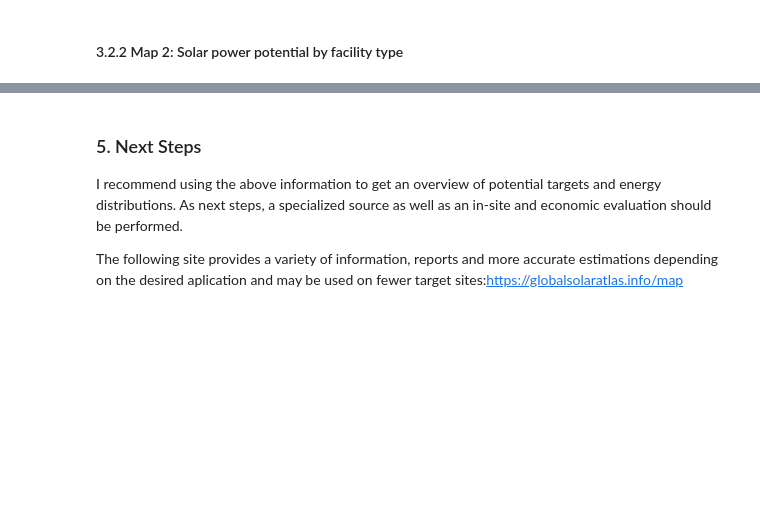
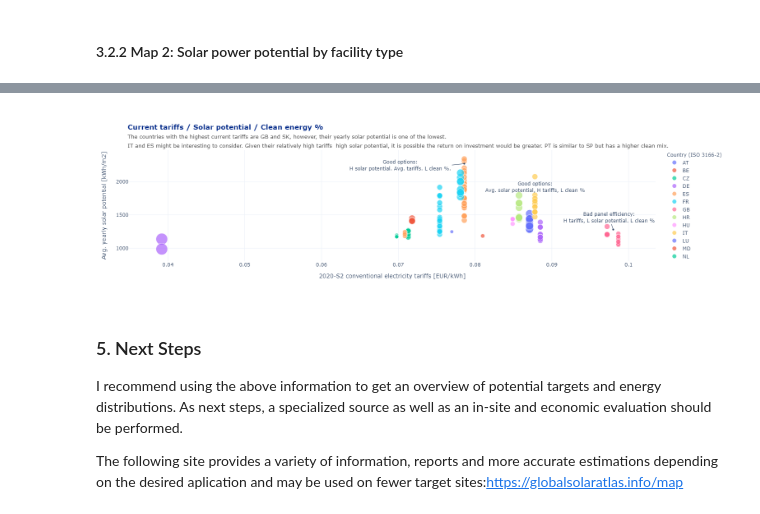
Before and after one commit to FelipeChapa/Projects-and-exercises, a Jupyter notebook: Python/Solar panel potential/Solar panel location and efficiency analysis.ipynb, the cells around one changed output, grey strips where cells are left out. Saved outputs shown, nothing was run; the diff lists cells and outputs as text; code cells hidden in the pictures; blank space fills up the shorter version.

```diff
--- a/Python/Solar panel potential/Solar panel location and efficiency analysis.ipynb
+++ b/Python/Solar panel potential/Solar panel location and efficiency analysis.ipynb
@@ -492,0 +584,6 @@ plt.show()
+# %%
+fully_merged_df = merged_df.merge(optimal_df[['Parameters','European City','avg_yearly_potential [kWh/m2]']], how='left', left_on='European City' ,right_on='European City', suffixes=('','_drop'))
+
+fully_merged_df.drop(fully_merged_df.filter(regex='_drop$').columns.tolist(),axis=1, inplace=True)
+print(fully_merged_df.shape())
+fully_merged_df.head()
@@ -493,5 +597,44 @@ plt.show()
+# %%
+fully_merged_df.dropna(inplace=True)
+# %%
+f = px.scatter(fully_merged_df, x='2020-S2', y='avg_yearly_potential [kWh/m2]', size='Clean electricity mix (%)', color='Country (ISO 3166-2)',template='plotly_white',
+              labels={
+                     "2020-S2": "2020-S2 conventional electricity tariffs [EUR/kWh]",
+                     'avg_yearly_potential [kWh/m2]': "Avg. yearly solar potential [kWh/m2]",
+                     'Clean electricity mix (%)': "Current clean electicity mix [%]"
+                 },
+              title ='<span style="color:#012888;font-weight:bold">Current tariffs / Solar potential / Clean energy %</span>'+'<br>'+
+                    '<span style="font-size: 13px;color:#444444;">The countries with the highest current tariffs are GB and SK, however, their yearly solar potential is one of the lowest. <br>IT and ES might be interesting to consider. Given their relatively high tariffs  high solar potential, it is possible the return on investment would be greater. PT is similar to SP but has a higher clean mix.</span>' )
+
+f.add_annotation(x=0.0786, y=2270, ax=0.077 ,ay=2250,
+            xref='x',
+            yref='y',
+            axref='x',
+            ayref='y',
+            xanchor='right',
+            text="Good options:<br>H solar potential. Avg. tariffs. L clean %.",
+            showarrow=True,
+            arrowhead=6)
+f.add_annotation(x=0.0878, y=1900, ax=0.0878 ,ay=1920,
+            text="Good options:<br>Avg. solar potential, H tariffs, L clean %",
+            xref='x',
+            yref='y',
+            axref='x',
+            ayref='y',
+            showarrow=True,
+            arrowhead=6)
+f.add_annotation(x=0.098, y=1280,
+            xref='x',
+            yref='y',
+            text="Bad panel efficiency:<br>H tariffs, L solar potential. L clean %",
+            showarrow=True,
+            arrowhead=6)
+
+f.show()
+# %% [output]
+[figure, added]
 # %% [markdown]
-### <a id="link9"> </a>5. Next Steps
+### <a id="Next Steps"> </a>5. Next Steps
 I recommend using the above information to get an overview of potential targets and energy distributions. As next steps, a specialized source as well as an in-site and economic evaluation should be performed.
 
 The following site provides a variety of information, reports and more accurate estimations depending on the desired aplication and may be used on fewer target sites:https://globalsolaratlas.info/map
```
Also changed, not shown: parts of 24 cells of this notebook, 1 other file.
